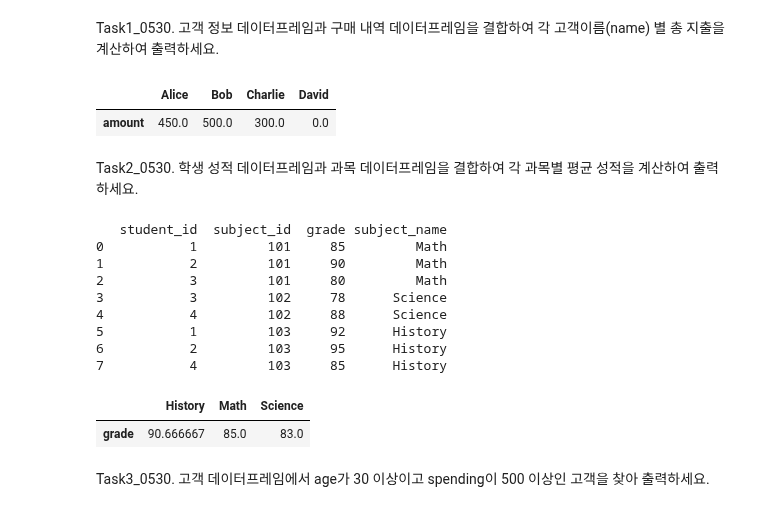
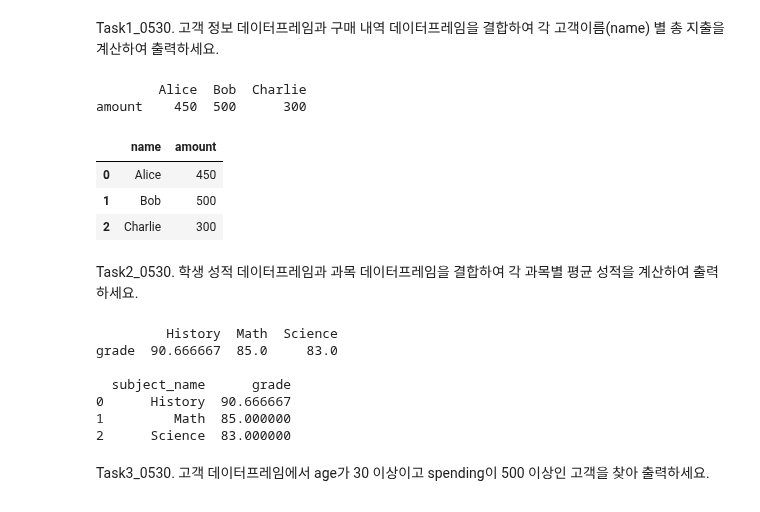
Before and after one commit to Kimhang-KDT/kita_2404, a Jupyter notebook: m3_분석 라이브러리/m3_20240530_Task.ipynb, the cells around one changed output. Saved outputs shown, nothing was run; the diff lists cells and outputs as text; code cells hidden in the pictures.

```diff
--- a/m3_분석 라이브러리/m3_20240530_Task.ipynb
+++ b/m3_분석 라이브러리/m3_20240530_Task.ipynb
@@ -3,30 +3,37 @@ Task1_0530. 고객 정보 데이터프레임과 구매 내역 데이터프레임
 # %%
 import pandas as pd
 
 # 고객 정보 데이터프레임 생성
 customers = pd.DataFrame({
     'customer_id': [1, 2, 3, 4],
     'name': ['Alice', 'Bob', 'Charlie', 'David']
 })
 
 # 구매 내역 데이터프레임 생성
 purchases = pd.DataFrame({
     'purchase_id': [101, 102, 103, 104, 105],
     'customer_id': [1, 2, 1, 3, 2],
     'amount': [250, 150, 200, 300, 350]
 })
 
 # 결합하여 name 기준으로 총 지출 피벗테이블 구성
 
-df = pd.merge(customers, purchases, on='customer_id', how='outer')
+df = pd.merge(customers, purchases, on='customer_id', how='inner')
 
 pt = df.pivot_table(columns='name', values='amount', aggfunc='sum')
 
 pt.columns.name = None
-pt
+print(pt,'\n')
+
+total = df.groupby('name').amount.sum().reset_index()
+total
 # %% [output]
+        Alice  Bob  Charlie
+amount    450  500      300
-|  | Alice | Bob | Charlie | David |
-| amount | 450.0 | 500.0 | 300.0 | 0.0 |
+|  | name | amount |
+| 0 | Alice | 450 |
+| 1 | Bob | 500 |
+| 2 | Charlie | 300 |
 # %% [markdown]
 Task2_0530. 학생 성적 데이터프레임과 과목 데이터프레임을 결합하여 각 과목별 평균 성적을 계산하여 출력하세요.
 # %%
@@ -48,26 +55,22 @@ subjects = pd.DataFrame({
 #print(subjects)
 
 # 두 데이터프레임 subject_id 기준으로 merge 후 피벗테이블은 subject_name 기준으로 구성
-df = pd.merge(grades, subjects, on='subject_id', how='outer')
-
-print(df)
-print()
+df = pd.merge(grades, subjects, on='subject_id', how='inner')
 
 pt = df.pivot_table(columns='subject_name', values='grade', aggfunc='mean', fill_value=0)
 pt.columns.name=None
-pt
+print(pt,'\n')
+
+grouped = df.groupby('subject_name').grade.mean().reset_index()
+print(grouped)
 # %% [output]
-   student_id  subject_id  grade subject_name
-0           1         101     85         Math
-1           2         101     90         Math
-2           3         101     80         Math
-3           3         102     78      Science
-4           4         102     88      Science
-5           1         103     92      History
-6           2         103     95      History
-7           4         103     85      History
+         History  Math  Science
+grade  90.666667  85.0     83.0
+
+  subject_name      grade
+0      History  90.666667
+1         Math  85.000000
+2      Science  83.000000
-|  | History | Math | Science |
-| grade | 90.666667 | 85.0 | 83.0 |
 # %% [markdown]
 Task3_0530. 고객 데이터프레임에서 age가 30 이상이고 spending이 500 이상인 고객을 찾아 출력하세요.
 # %%
```
Also changed, not shown: parts of 9 cells of this notebook.
